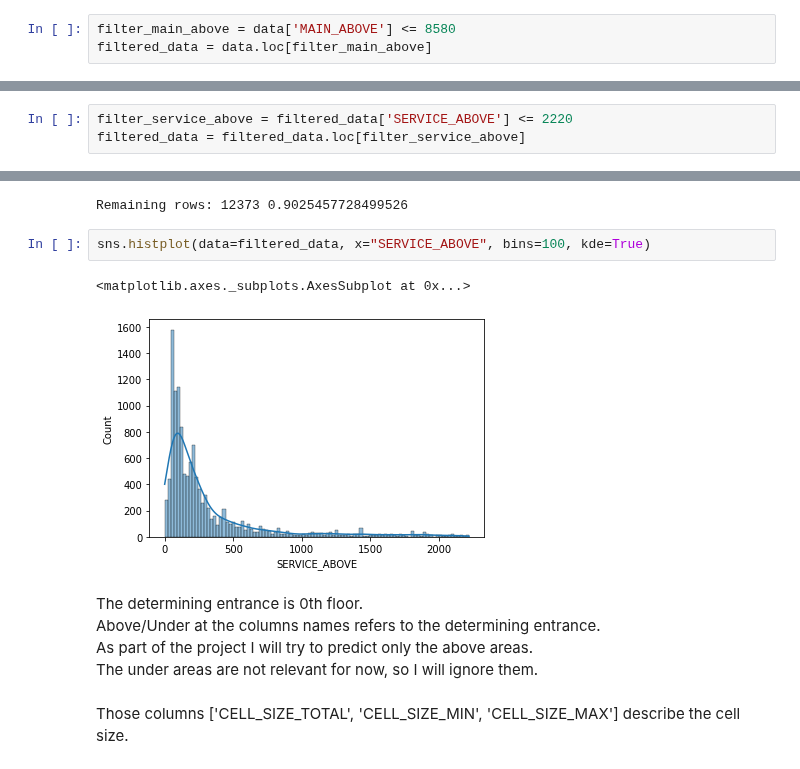
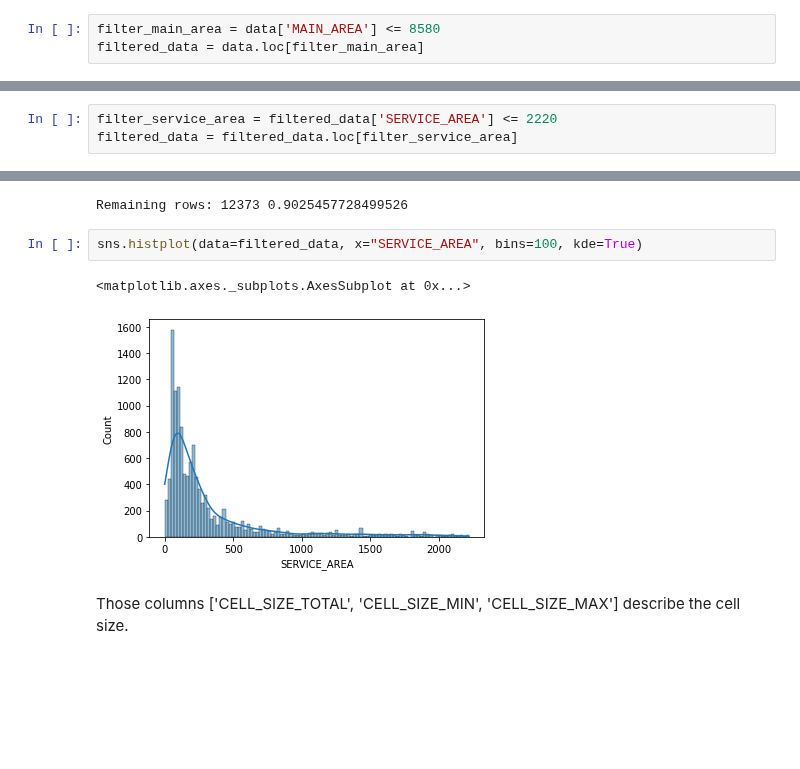
Before and after one commit to MosheMann5750/ML, a Jupyter notebook: FinalProject/ConstructionPlans.ipynb, the cells around one changed output, grey strips where cells are left out. Cells and saved outputs as stored; diff of their text form; blank space fills up the shorter version.

```diff
--- a/FinalProject/ConstructionPlans.ipynb
+++ b/FinalProject/ConstructionPlans.ipynb
@@ -124,6 +124,6 @@ Name: MAIN_ABOVE, dtype: float64
 # %%
-filter_main_above = data['MAIN_ABOVE'] <= 8580
-filtered_data = data.loc[filter_main_above]
+filter_main_area = data['MAIN_AREA'] <= 8580
+filtered_data = data.loc[filter_main_area]
 # %% [markdown]
 Let's explore how many rows we have now, and the main and service data.
 # %%
@@ -165,20 +165,15 @@ Name: SERVICE_ABOVE, dtype: float64
 # %%
-filter_service_above = filtered_data['SERVICE_ABOVE'] <= 2220
-filtered_data = filtered_data.loc[filter_service_above]
+filter_service_area = filtered_data['SERVICE_AREA'] <= 2220
+filtered_data = filtered_data.loc[filter_service_area]
 # %%
 print("Remaining rows:", filtered_data.shape[0], filtered_data.shape[0]/data.shape[0])
 # %% [output]
 Remaining rows: 12373 0.9025457728499526
 # %%
-sns.histplot(data=filtered_data, x="SERVICE_ABOVE", bins=100, kde=True)
+sns.histplot(data=filtered_data, x="SERVICE_AREA", bins=100, kde=True)
 # %% [output]
 <matplotlib.axes._subplots.AxesSubplot at 0x...>
-[figure, old version]
+[figure, new version]
-# %% [markdown]
-The determining entrance is 0th floor.
-<BR>
-Above/Under at the columns names refers to the determining entrance.<BR>
-As part of the project I will try to predict only the above areas.<BR> The under areas are not relevant for now, so I will ignore them.
 # %% [markdown]
 Those columns ['CELL_SIZE_TOTAL', 'CELL_SIZE_MIN',
        'CELL_SIZE_MAX'] describe the cell size.
```
Also changed, not shown: parts of 26 cells of this notebook.
